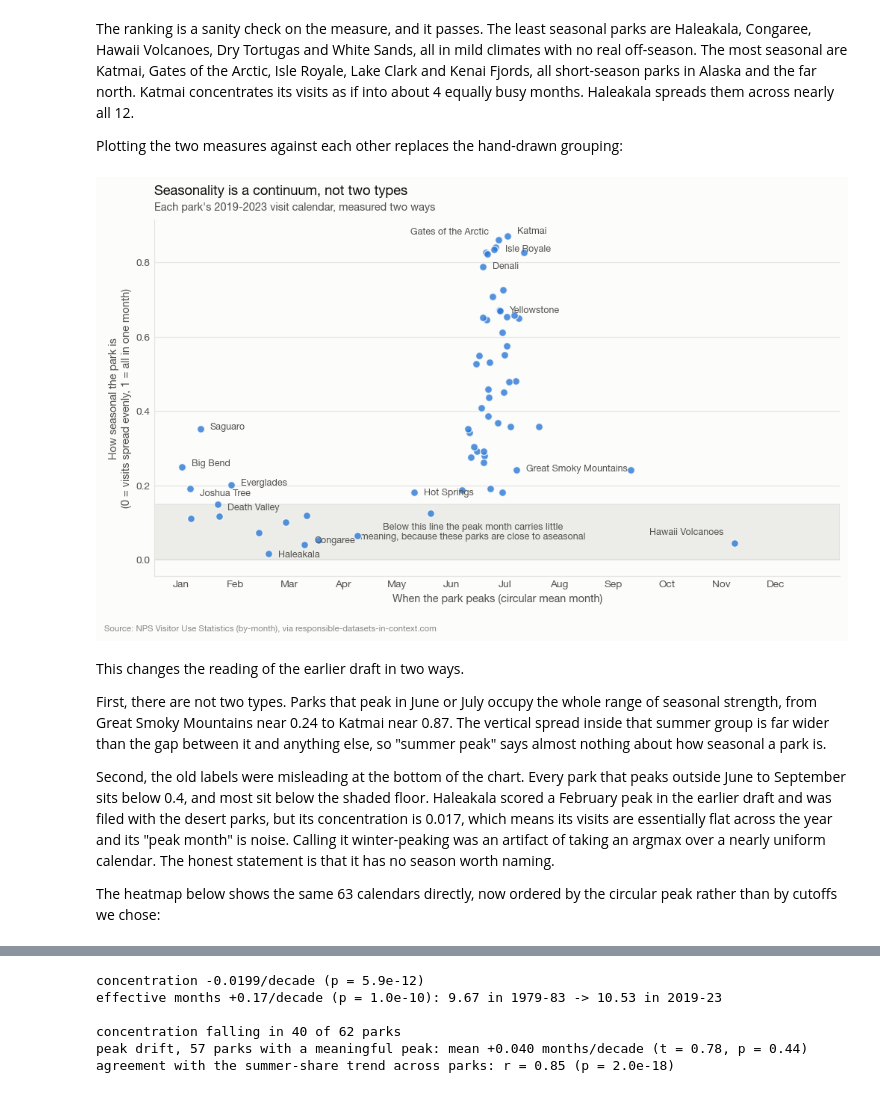
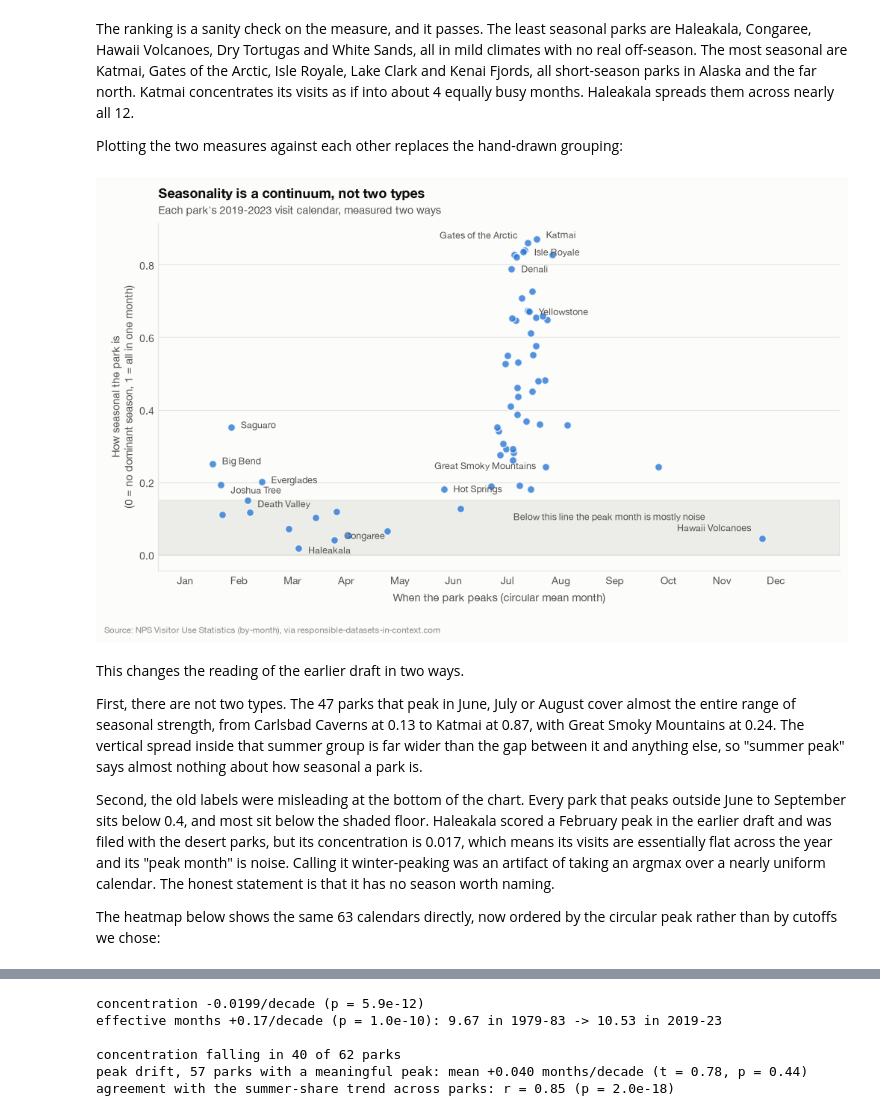
Before and after one commit to sikandaral/SI_699_mini_project, a Jupyter notebook: notebooks/sikandar_eda.ipynb, the cells around one changed output, grey strips where cells are left out. Cells and saved outputs as stored; diff of their text form; code cells hidden in the pictures.

```diff
--- a/notebooks/sikandar_eda.ipynb
+++ b/notebooks/sikandar_eda.ipynb
@@ -424,48 +439,48 @@ FLOOR = 0.15   # below this, a park is close to aseasonal and its peak month mea
 
 offsets = {"Katmai NP & PRES": (0.18, 0.012), "Gates of the Arctic NP & PRES": (-0.18, 0.020),
            "Isle Royale NP": (0.18, -0.006), "Denali NP & PRES": (0.18, 0.0),
-           "Yellowstone NP": (0.18, 0.0), "Great Smoky Mountains NP": (0.18, 0.004),
+           "Yellowstone NP": (0.18, 0.0), "Great Smoky Mountains NP": (-0.18, 0.004),
            "Saguaro NP": (0.18, 0.006), "Big Bend NP": (0.18, 0.008),
            "Death Valley NP": (0.18, -0.010), "Joshua Tree NP": (0.18, -0.014),
            "Haleakala NP": (0.18, -0.004), "Congaree NP": (0.18, 0.012),
            "Everglades NP": (0.18, 0.004), "Hot Springs NP": (0.18, 0.0),
            "Hawaii Volcanoes NP": (-0.20, 0.030)}
 
 fig, ax = npviz.new_figure(9.2, 5.4)
 ax.axhspan(0, FLOOR, color=npviz.EMPHASIS_GRAY, alpha=0.30, zorder=1)
-ax.text(6.4, FLOOR / 2,
-        "Below this line the peak month carries little\nmeaning, because these parks are close to aseasonal",
+ax.text(8.9, FLOOR * 0.7, "Below this line the peak month is mostly noise",
         fontsize=8.2, color=npviz.TEXT_SECONDARY, ha="center", va="center")
 ax.scatter(season_recent.peak_month, season_recent.concentration, s=42, color=npviz.BLUE,
            alpha=0.8, edgecolor=npviz.SURFACE, linewidth=0.9, zorder=3)
 for park, (dx, dy) in offsets.items():
     if park in season_recent.index:
         x, y = season_recent.loc[park, "peak_month"], season_recent.loc[park, "concentration"]
         ax.text(x + dx, y + dy, park.replace(" NP & PRES", "").replace(" NP", ""),
                 fontsize=8.2, color=npviz.TEXT_SECONDARY, va="center",
                 ha="left" if dx > 0 else "right")
 ax.set_xticks(range(1, 13))
 ax.set_xticklabels(["Jan", "Feb", "Mar", "Apr", "May", "Jun",
                     "Jul", "Aug", "Sep", "Oct", "Nov", "Dec"])
 ax.set_xlim(0.5, 13.2)
 ax.set_xlabel("When the park peaks (circular mean month)")
-ax.set_ylabel("How seasonal the park is\n(0 = visits spread evenly, 1 = all in one month)")
+ax.set_ylabel("How seasonal the park is\n(0 = no dominant season, 1 = all in one month)")
 npviz.title(ax, "Seasonality is a continuum, not two types",
             "Each park's 2019-2023 visit calendar, measured two ways")
 npviz.source_note(fig)
 npviz.save(fig, "16_seasonality_index_scatter")
 plt.tight_layout()
 plt.show()
 # %% [output]
-[figure, old version]
+[figure, new version]
 # %% [markdown]
 This changes the reading of the earlier draft in two ways.
 
-First, there are not two types. Parks that peak in June or July occupy the
-whole range of seasonal strength, from Great Smoky Mountains near 0.24 to
-Katmai near 0.87. The vertical spread inside that summer group is far wider
-than the gap between it and anything else, so "summer peak" says almost
-nothing about how seasonal a park is.
+First, there are not two types. The 47 parks that peak in June, July or
+August cover almost the entire range of seasonal strength, from Carlsbad
+Caverns at 0.13 to Katmai at 0.87, with Great Smoky Mountains at 0.24. The
+vertical spread inside that summer group is far wider than the gap between it
+and anything else, so "summer peak" says almost nothing about how seasonal a
+park is.
 
 Second, the old labels were misleading at the bottom of the chart. Every
 park that peaks outside June to September sits below 0.4, and most sit below
```
Also changed, not shown: parts of 39 cells of this notebook, 3 other files.
